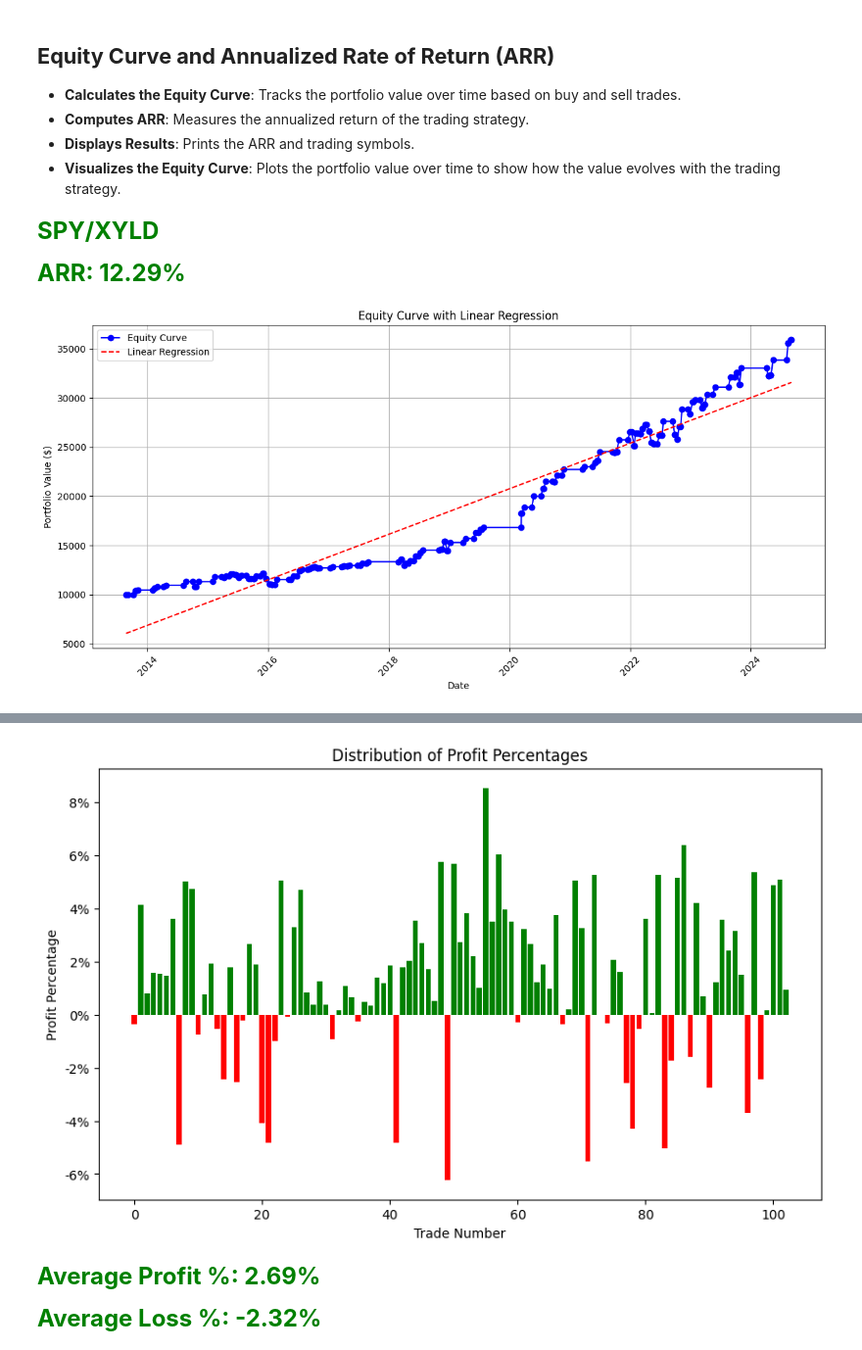
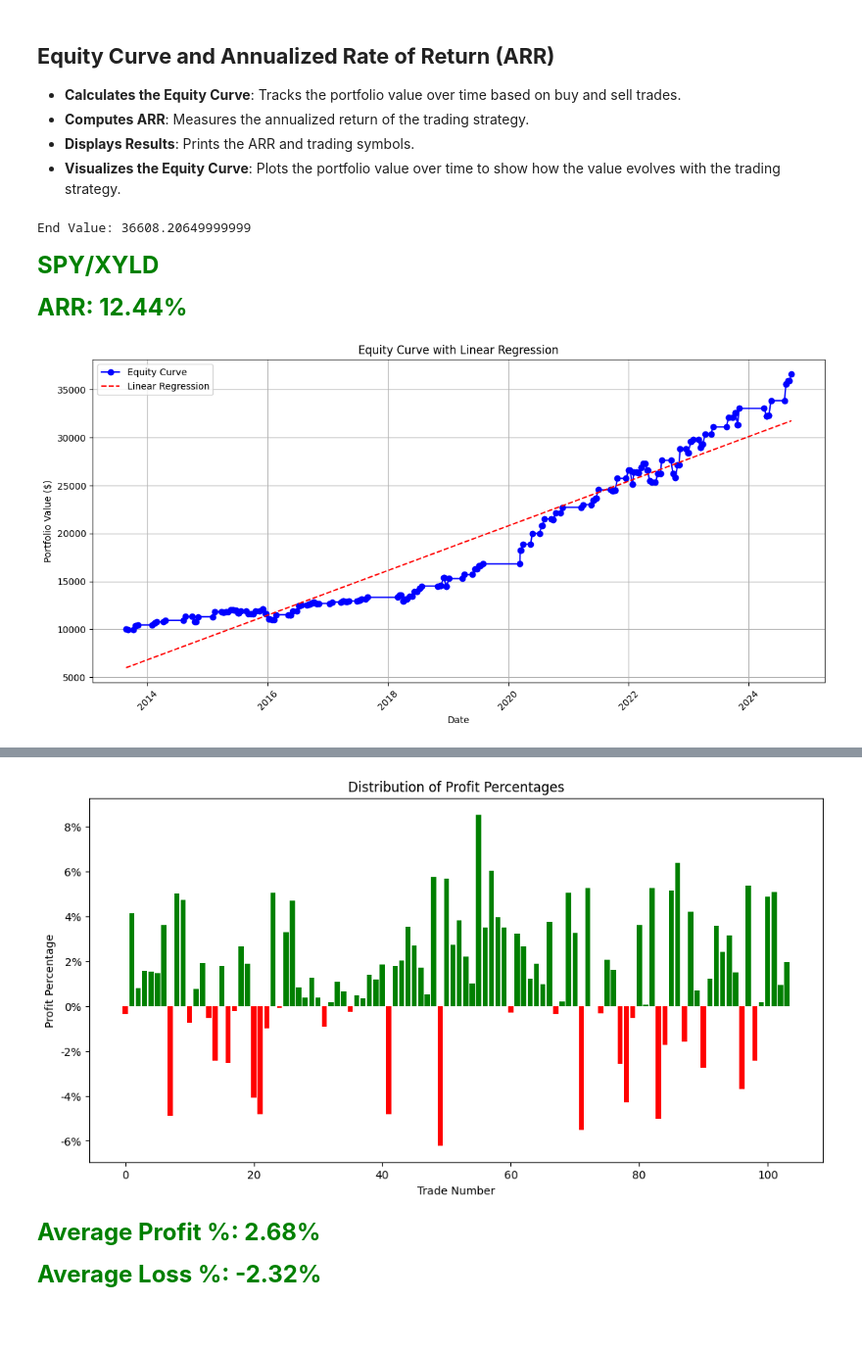
Before and after one commit to frostfyre01/Healthcare-AI, a Jupyter notebook: public/downloads/SPY_Analysis.ipynb, the cells around one changed output, grey strips where cells are left out. Shown: that part at 98% size. Drawn from its saved outputs; the diff is of its cells as text; code cells hidden in the pictures; blank space fills up the shorter version.

```diff
--- a/public/downloads/SPY_Analysis.ipynb
+++ b/public/downloads/SPY_Analysis.ipynb
@@ -412,6 +434,7 @@ def calculate_equity_curve(trades, initial_amount=10000):
 def calculate_arr(equity_curve_df, initial_amount=10000):
     start_value = initial_amount
     end_value = equity_curve_df['Portfolio_Value'].iloc[-1]
+    print("End Value:", end_value)
 
     # Calculate total return
     total_return = (end_value - start_value) / start_value
@@ -453,7 +476,7 @@ def plot_trade_profit_percentage():
   avg_loss = trans[trans['Profit Percent'] < 0]['Profit Percent'].mean()
 
   # Create a bar chart of profit percentages
-  plt.figure(figsize=(10, 6))
+  plt.figure(figsize=(12, 6))
   colors = ['red' if p < 0 else 'green' for p in trans['Profit Percent']]
   plt.bar(trans.index, trans['Profit Percent'], color=colors)
   # Add horizontal lines for average profit and loss
@@ -472,6 +495,25 @@ def plot_trade_profit_percentage():
   plt.show()
 
   return avg_profit, avg_loss
+
+def draw_stock_chart(symbol, start_date):
+    ticker = yf.Ticker(symbol)
+    end_date = pd.Timestamp.today(tz='America/New_York').ceil('D')
+    start_date = pd.to_datetime(start_date)
+    data = ticker.history(start=start_date,end=end_date, interval='1d').reset_index()
+
+    # Plot as a line chart
+    fig = go.Figure(data=go.Scatter(
+            x=data.Date,
+            y=data.Close,
+            mode='lines'
+    ))
+    fig.update_layout(
+        title=symbol,
+        title_x=0.5,
+        autosize=True,
+    )
+    fig.show()
 
 # Calculate equity curve
 equity_curve_df = calculate_equity_curve(trades)
@@ -499,10 +541,16 @@ plt.xticks(rotation=45)
 plt.tight_layout()
 plt.show()
 
+# Plot stock chart
+start_date = equity_curve_df['Date'].iloc[0]
+draw_stock_chart(symbols[0], start_date)
+
+# Plot trade profit percentage
 avg_profit, avg_loss = plot_trade_profit_percentage()
 color_display(f"Average Profit %: {avg_profit:.2%}", 'green')
 color_display(f"Average Loss %: {avg_loss:.2%}", 'green')
 # %% [output]
+End Value: 36608.20649999999
 SPY/XYLD
-ARR: 12.29%
+ARR: 12.44%
-[figure, old version]
+[figure, new version]
@@ -509,3 +558,3 @@ ARR: 12.29%
-[figure, old version]
+[figure, new version]
-Average Profit %: 2.69%
+Average Profit %: 2.68%
 Average Loss %: -2.32%
```
Also changed, not shown: parts of 7 cells of this notebook, 6 other files.
